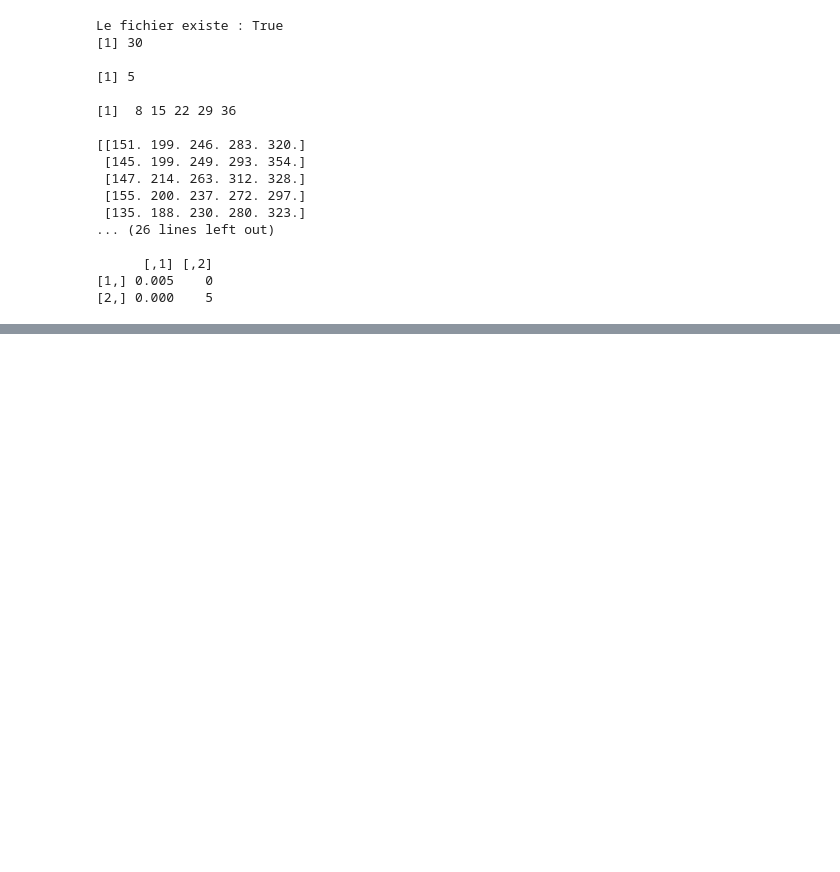
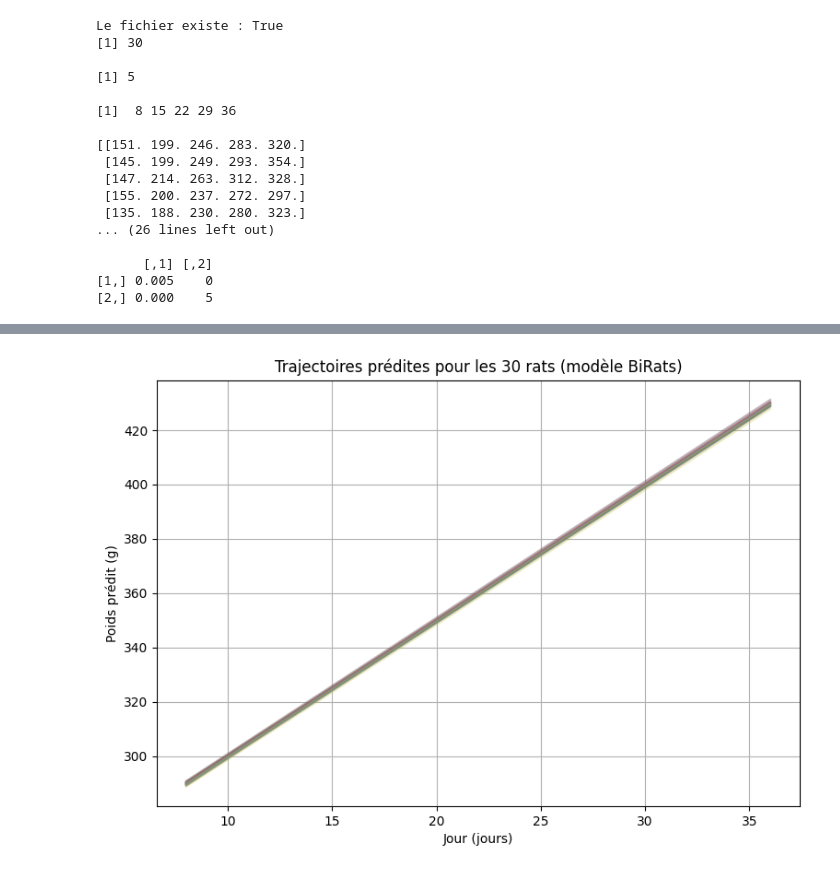
Before and after one commit to amounier2023/Bayes, a Jupyter notebook: biraats.ipynb, the cells around one changed output, grey strips where cells are left out. Saved outputs shown, nothing was run; the diff lists cells and outputs as text; code cells hidden in the pictures; blank space fills up the shorter version.

Commit message:
avec prédictions

```diff
--- a/biraats.ipynb
+++ b/biraats.ipynb
@@ -153,19 +153,27 @@ Text(0, 0.5, 'beta_1_2')
-# %%
-# Prédiction du poids pour un rat donné à un âge spécifique (modèle BiRats)
-rat_index = 0  # par exemple, 0 correspond au premier rat
-age = 25       # âge pour la prédiction (en jours)
-
-# Estimation des moyennes populationnelles (alpha_c, beta_c) et de la covariance Σ à partir des échantillons
-alpha_vals = chain[-1, :, 0]  # valeurs de alpha_i pour tous les rats à la dernière itération MCMC
-beta_vals  = chain[-1, :, 1]  # valeurs de beta_i pour tous les rats à la dernière itération MCMC
-alpha_c = np.mean(alpha_vals)
-beta_c  = np.mean(beta_vals)
-cov_matrix = np.cov(alpha_vals, beta_vals)  # matrice 2x2 de covariance entre alpha et beta
-
-# Simulation d'une paire (alpha_i, beta_i) selon N((alpha_c, beta_c), Σ)
-alpha_i, beta_i = np.random.multivariate_normal([alpha_c, beta_c], cov_matrix)
-
-# Calcul de la prédiction pour l'âge spécifié (pas de centrage pour le modèle BiRats)
-y_pred = alpha_i + beta_i * age
-
-print(f"Prédiction du poids pour le rat {rat_index+1} à {age} jours : {y_pred:.2f} g")
+# %%
+x_values = np.array([8, 15, 22, 29, 36])
+
+alpha_moy = np.mean(chain[:, :, 0], axis=0)
+beta_moy = np.mean(chain[:, :, 1], axis=0)
+
+# Générer 30 trajectoires simulées
+n_rats = 30
+predictions = []
+
+for i in range(n_rats):
+
+    y_pred = np.random.normal(alpha_moy[i]+ beta_moy[i] * x_values, hyper_prior[0])
+    predictions.append(y_pred)
+
+# Affichage des courbes
+plt.figure(figsize=(9,6))
+for y_pred in predictions:
+    plt.plot(x_values, y_pred, alpha=0.3)
+
+plt.title("Trajectoires prédites pour les 30 rats (modèle BiRats)")
+plt.xlabel("Jour (jours)")
+plt.ylabel("Poids prédit (g)")
+plt.grid(True)
+plt.show()
+# %% [output]
+[figure, added]
```
Also changed, not shown: parts of 2 cells of this notebook, 1 other file.
